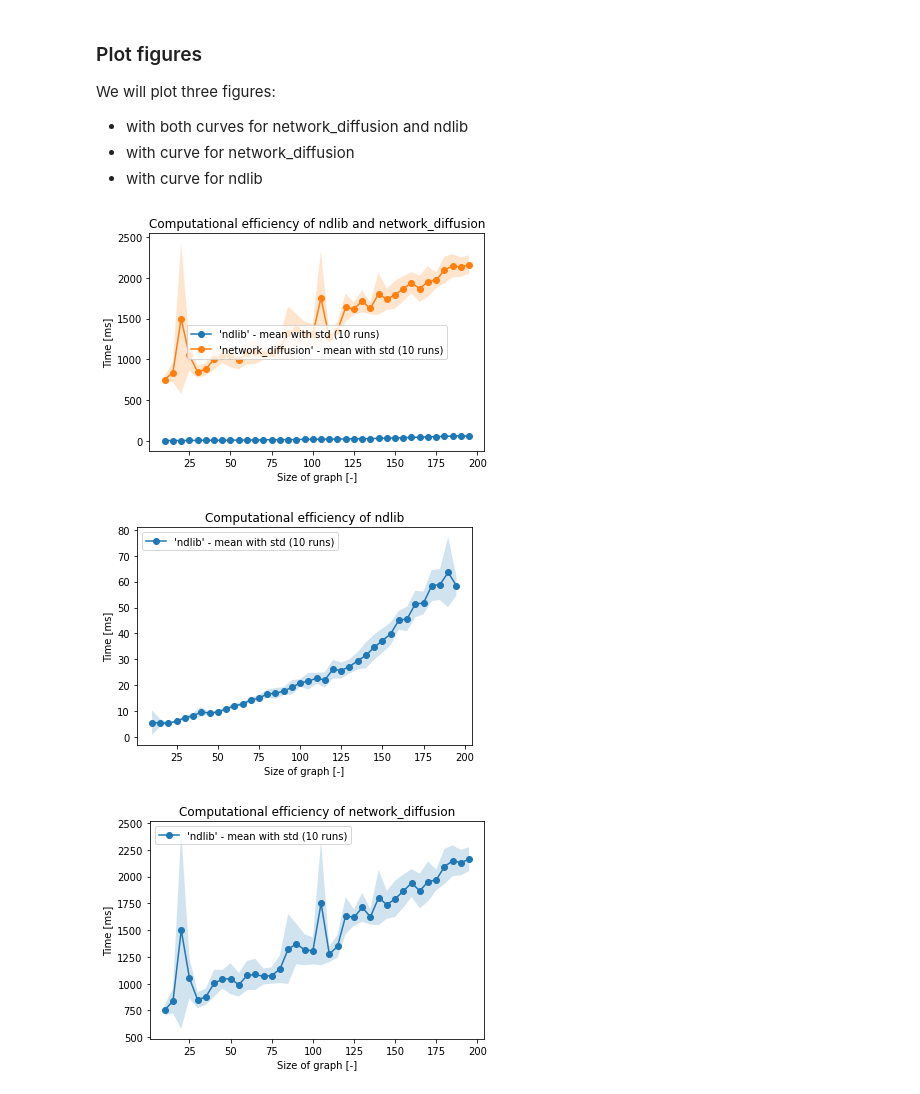
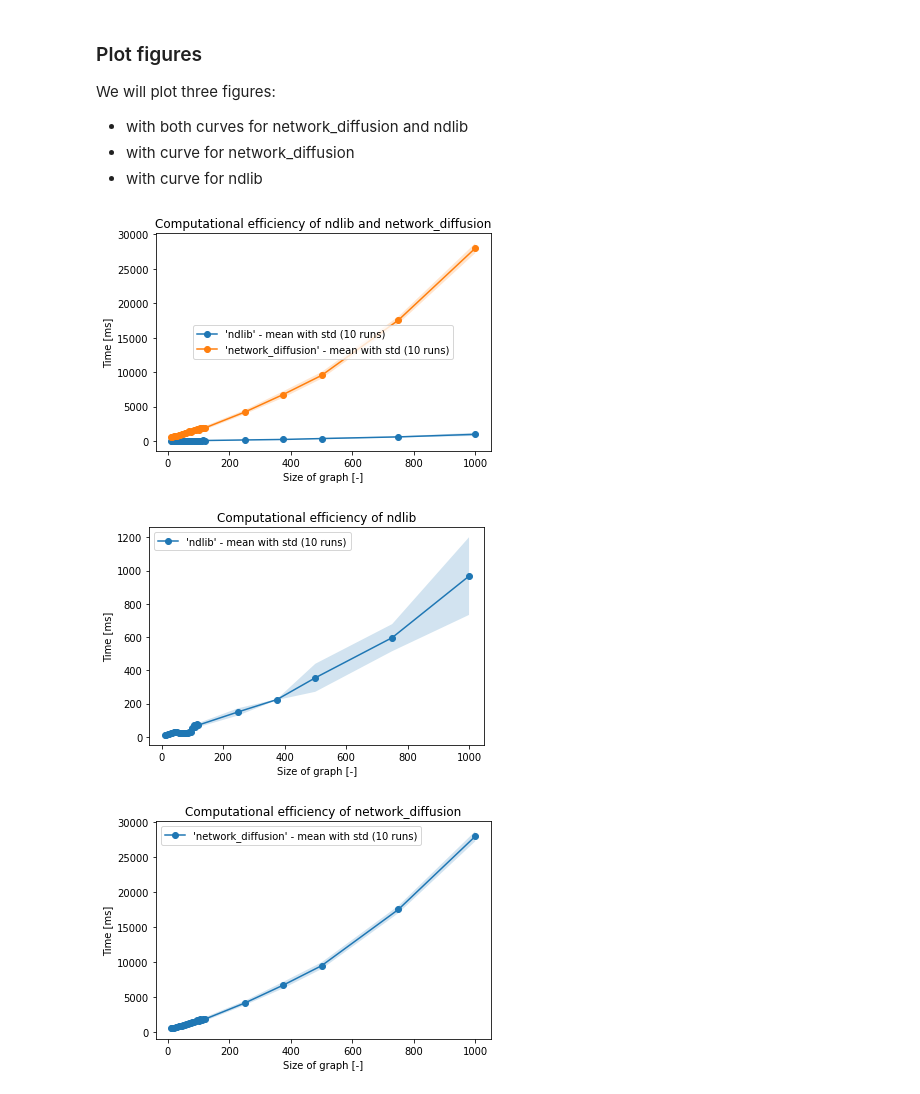
Before and after one commit to anty-filidor/network_diffusion_examples, a Jupyter notebook: efficiency_tests/tests.ipynb, the cells around one changed output. Cells and saved outputs as stored; diff of their text form; code cells hidden in the pictures.

Commit message:
added results from final efficiency experiment

```diff
--- a/efficiency_tests/tests.ipynb
+++ b/efficiency_tests/tests.ipynb
@@ -73,7 +79,7 @@ num_iterations = 200
 
 testing_data = [
     DataSample(name=i, data=(nx.erdos_renyi_graph(i, p_edge), beta, gamma, fraction_infected, num_iterations))
-    for i in range(10, 200, 5)
+    for i in (*range(10, 125, 5), 250, 375, 500, 750, 1000)
 ]
 # %% [markdown]
 ### Run of the experiment
@@ -97,7 +103,7 @@ axes.set_ylabel("Time [ms]")
 axes.legend(loc='center')
 plt.show()
 # %% [output]
-[figure, old version]
+[figure, new version]
 # %%
 fig, axes = plt.subplots()
 plot_time_efficiency(data_ndlib, "ndlib", axes)
@@ -107,14 +113,14 @@ axes.set_ylabel("Time [ms]")
 axes.legend(loc='upper left')
 plt.show()
 # %% [output]
-[figure, old version]
+[figure, new version]
 # %%
 fig, axes = plt.subplots()
-plot_time_efficiency(data_ndiff, "ndlib", axes)
+plot_time_efficiency(data_ndiff, "network_diffusion", axes)
 axes.set_title(f"Computational efficiency of network_diffusion")
 axes.set_xlabel("Size of graph [-]")
 axes.set_ylabel("Time [ms]")
 axes.legend(loc='upper left')
 plt.show()
 # %% [output]
-[figure, old version]
+[figure, new version]
```
Also changed, not shown: parts of 3 cells of this notebook, 4 other files.
